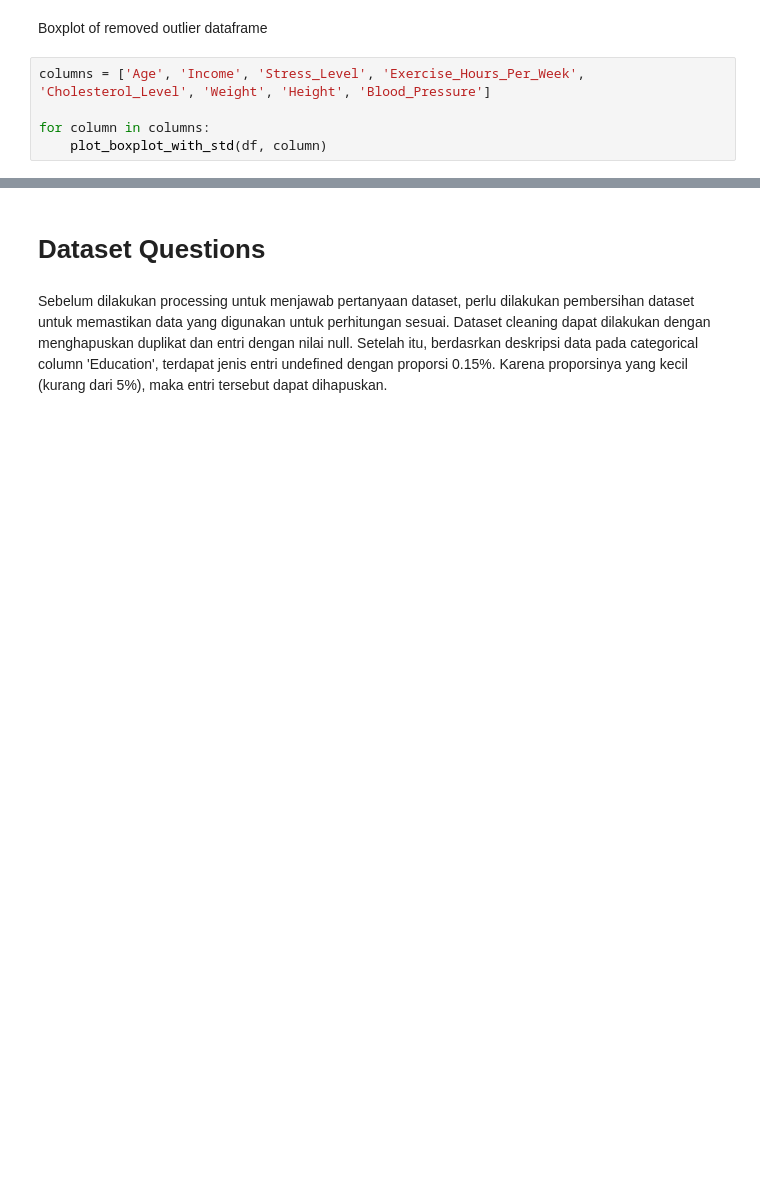
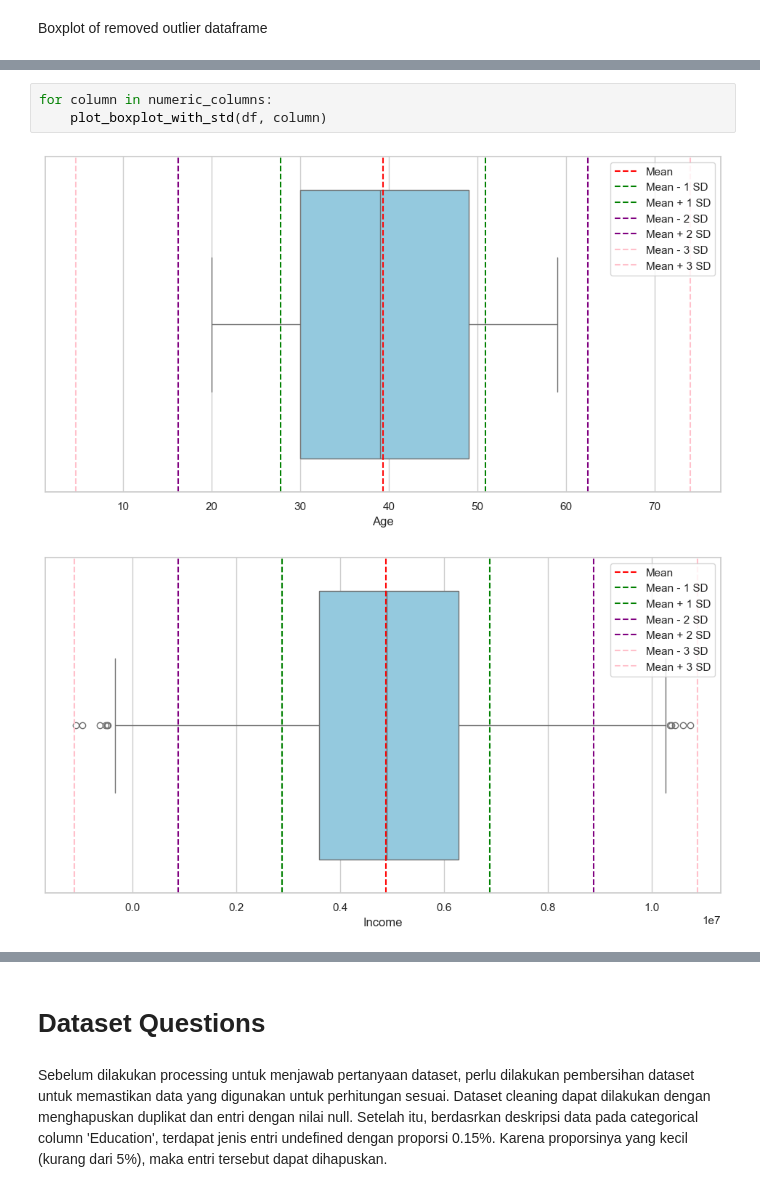
Before and after one commit to salsbiila/K02-IF2220-13522060-13522062, a Jupyter notebook: Health.ipynb, the cells around one changed output, grey strips where cells are left out. Saved outputs shown, nothing was run; the diff lists cells and outputs as text; blank space fills up the shorter version.

```diff
--- a/Health.ipynb
+++ b/Health.ipynb
@@ -461,8 +347,3 @@ df.describe()
 | max | 59.000000 | 1.073412e+07 | 7.927514 | 24.033132 | 202.942001 | 100.333305 | 152.481766 | ... |
 # %% [markdown]
 Boxplot of removed outlier dataframe
-# %%
-columns = ['Age', 'Income', 'Stress_Level', 'Exercise_Hours_Per_Week', 'Cholesterol_Level', 'Weight', 'Height', 'Blood_Pressure']
-
-for column in columns:
-    plot_boxplot_with_std(df, column)
@@ -477,0 +350,6 @@ for column in columns:
+# %%
+for column in numeric_columns:
+    plot_boxplot_with_std(df, column)
+# %% [output]
+[figure, added]
+[figure, added]
```
Also changed, not shown: parts of 52 cells of this notebook.
